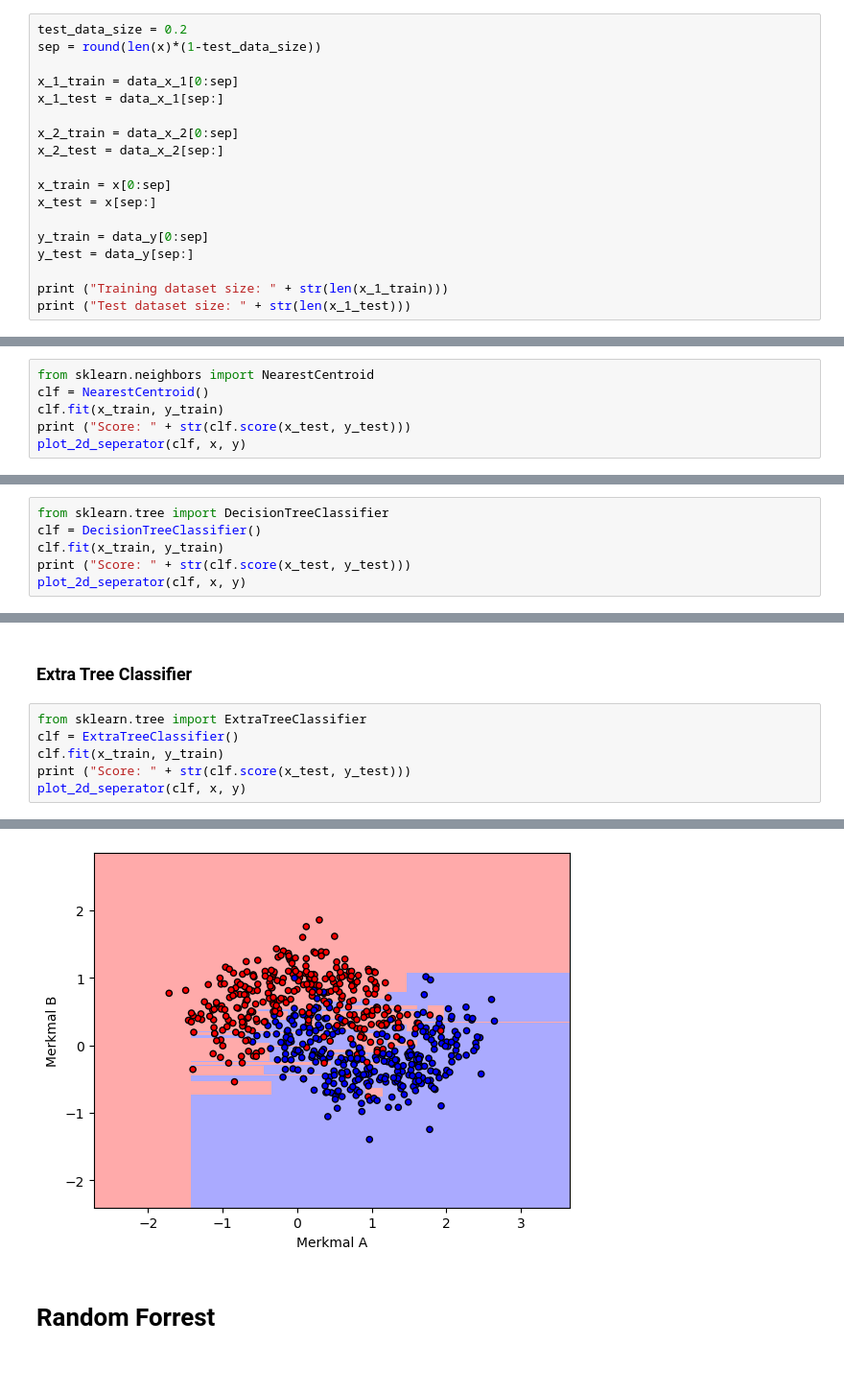
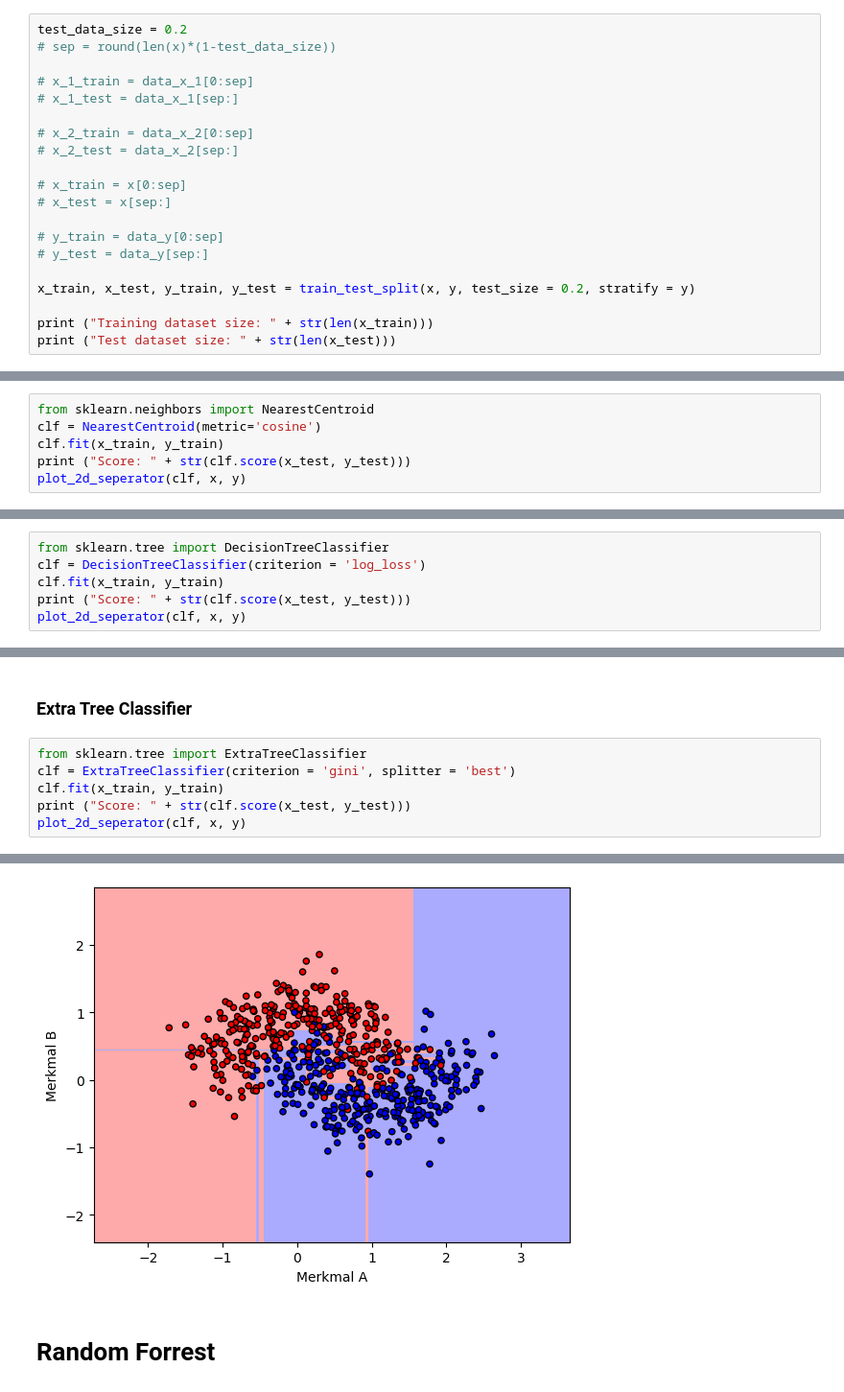
Before and after one commit to chs4562/seml_2023, a Jupyter notebook: Termin 2/termin2.ipynb, the cells around one changed output, grey strips where cells are left out. Shown at 96% size. Saved outputs shown, nothing was run; the diff lists cells and outputs as text.

```diff
--- a/Termin 2/termin2.ipynb
+++ b/Termin 2/termin2.ipynb
@@ -21,20 +22,22 @@ plt.scatter(data_x_1, data_x_2,c = data_y)
 [figure]
 # %%
 test_data_size = 0.2
-sep = round(len(x)*(1-test_data_size))
+# sep = round(len(x)*(1-test_data_size))
 
-x_1_train = data_x_1[0:sep]
-x_1_test = data_x_1[sep:]
+# x_1_train = data_x_1[0:sep]
+# x_1_test = data_x_1[sep:]
 
-x_2_train = data_x_2[0:sep]
-x_2_test = data_x_2[sep:]
+# x_2_train = data_x_2[0:sep]
+# x_2_test = data_x_2[sep:]
 
-x_train = x[0:sep]
-x_test = x[sep:]
+# x_train = x[0:sep]
+# x_test = x[sep:]
 
-y_train = data_y[0:sep]
-y_test = data_y[sep:]
+# y_train = data_y[0:sep]
+# y_test = data_y[sep:]
 
-print ("Training dataset size: " + str(len(x_1_train)))
-print ("Test dataset size: " + str(len(x_1_test)))
+x_train, x_test, y_train, y_test = train_test_split(x, y, test_size = 0.2, stratify = y)
+
+print ("Training dataset size: " + str(len(x_train)))
+print ("Test dataset size: " + str(len(x_test)))
 # %% [output]
@@ -44,7 +47,7 @@ Test dataset size: 122
 # Nearest Centroid Classifier
 # %%
 from sklearn.neighbors import NearestCentroid
-clf = NearestCentroid()
+clf = NearestCentroid(metric='cosine')
 clf.fit(x_train, y_train)
 print ("Score: " + str(clf.score(x_test, y_test)))
 plot_2d_seperator(clf, x, y)
@@ -67,7 +70,7 @@ Score: 0.819672131147541
 ### Decision Tree Classifier
 # %%
 from sklearn.tree import DecisionTreeClassifier
-clf = DecisionTreeClassifier()
+clf = DecisionTreeClassifier(criterion = 'log_loss')
 clf.fit(x_train, y_train)
 print ("Score: " + str(clf.score(x_test, y_test)))
 plot_2d_seperator(clf, x, y)
@@ -78,7 +81,7 @@ Score: 0.860655737704918
 ### Extra Tree Classifier
 # %%
 from sklearn.tree import ExtraTreeClassifier
-clf = ExtraTreeClassifier()
+clf = ExtraTreeClassifier(criterion = 'gini', splitter = 'best')
 clf.fit(x_train, y_train)
 print ("Score: " + str(clf.score(x_test, y_test)))
 plot_2d_seperator(clf, x, y)
@@ -87,4 +90,4 @@ Score: 0.8688524590163934
-[figure, old version]
+[figure, new version]
 # %% [markdown]
 # Random Forrest
 # %%
```
Also changed, not shown: parts of 9 cells of this notebook, 5 other files.
